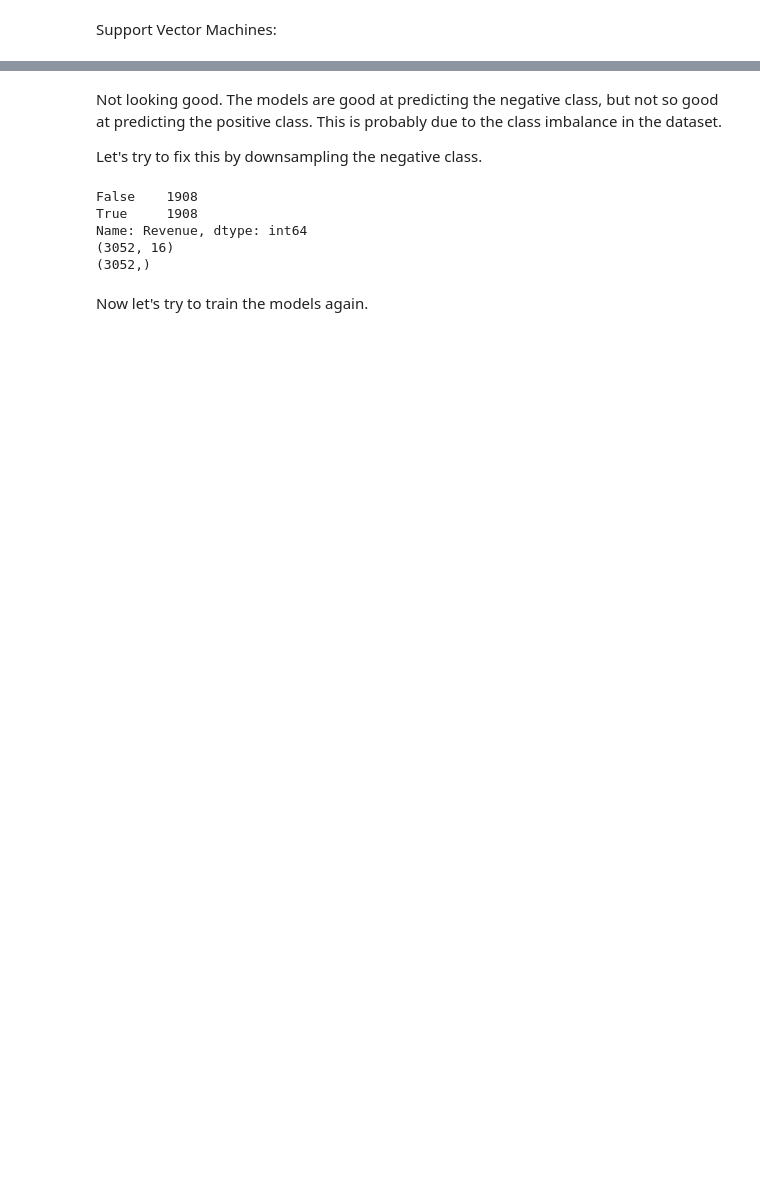
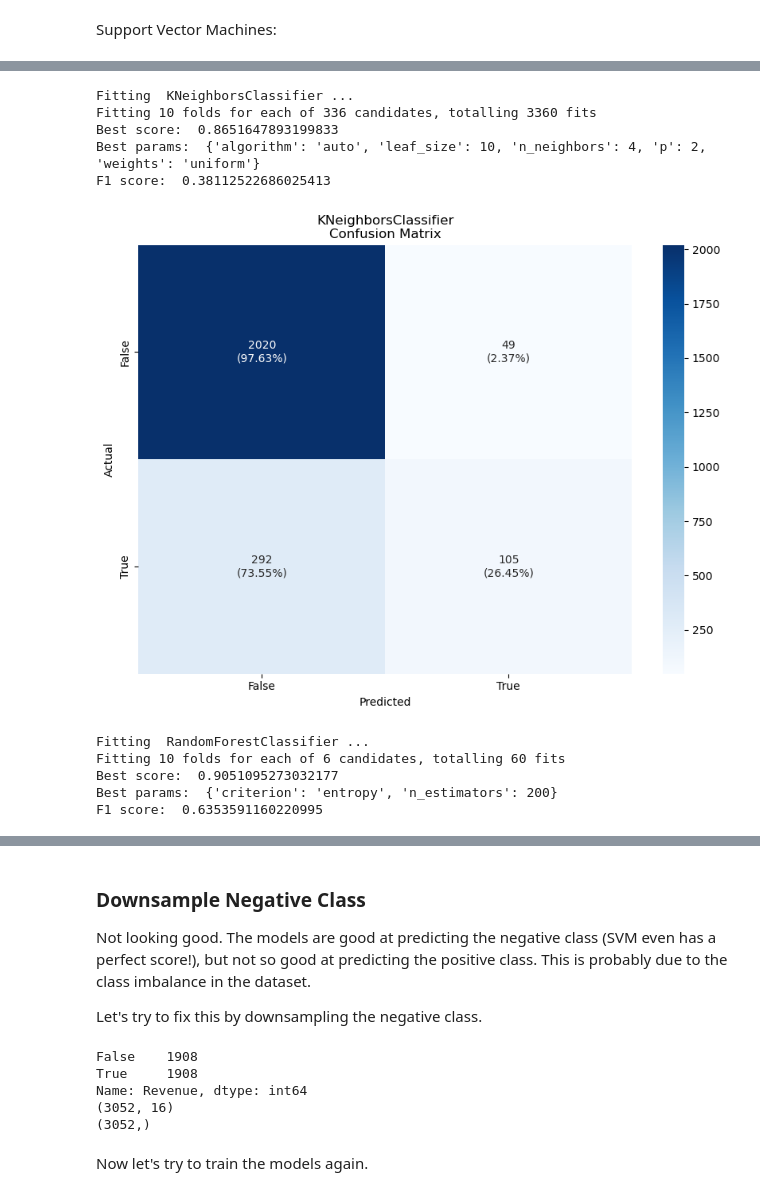
Before and after one commit to VsnGamer/ia-2022, a Jupyter notebook: A2/Assignment_2.ipynb, the cells around one changed output, grey strips where cells are left out. Drawn from its saved outputs; the diff is of its cells as text; code cells hidden in the pictures; blank space fills up the shorter version.

```diff
--- a/A2/Assignment_2.ipynb
+++ b/A2/Assignment_2.ipynb
@@ -109,10 +114,12 @@ print(data_filtered['Month'].unique())
 data_filtered['Month'] = data_filtered['Month'].replace('June', 'Jun')
 
 # convert `Month` to a numeric value
-data_filtered['Month'] = pandas.to_datetime(data_filtered['Month'], format='%b').dt.month
+data_filtered['Month'] = pandas.to_datetime(
+    data_filtered['Month'], format='%b').dt.month
 
 # convert `VisitorType` to a numeric value
-data_filtered['VisitorType'] = pandas.Categorical(data_filtered['VisitorType']).codes
+data_filtered['VisitorType'] = pandas.Categorical(
+    data_filtered['VisitorType']).codes
 print(data_filtered['VisitorType'].unique())
 # %% [output]
 ['Feb' 'Mar' 'May' 'Oct' 'June' 'Jul' 'Aug' 'Nov' 'Sep' 'Dec']
@@ -129,9 +140,9 @@ from sklearn.model_selection import GridSearchCV
 from sklearn.base import BaseEstimator
 from sklearn.metrics import f1_score
 
+
 def grid_search(model: BaseEstimator, params, X, y):
-    grid = GridSearchCV(model, params, cv=10, scoring='accuracy', n_jobs=-1, verbose=1)
-
+    grid = GridSearchCV(model, params, cv=10, n_jobs=-1, verbose=1)
 
     print('Fitting ', model.__class__.__name__, '...')
     grid.fit(X, y)
@@ -143,8 +154,10 @@ def grid_search(model: BaseEstimator, params, X, y):
 
     return grid
 
+
 # split the data into train and test sets
-X_train, X_test, y_train, y_test = train_test_split(X, y, test_size=0.2, random_state=0)
+X_train, X_test, y_train, y_test = train_test_split(
+    X, y, test_size=0.2, random_state=123)
 
 # check the shape of X and y
 print(X_train.shape)
@@ -322,0 +286,16 @@ plot_confusion_matrix(mlp_grid, X_test, y_test)
+# %%
+plot_confusion_matrix(train_knn(X_train, y_train), X_test, y_test)
+# plot_confusion_matrix(train_svm(X_train, y_train), X_test, y_test)
+plot_confusion_matrix(train_random_forest(X_train, y_train), X_test, y_test)
+# %% [output]
+Fitting  KNeighborsClassifier ...
+Fitting 10 folds for each of 336 candidates, totalling 3360 fits
+Best score:  0.8651647893199833
+Best params:  {'algorithm': 'auto', 'leaf_size': 10, 'n_neighbors': 4, 'p': 2, 'weights': 'uniform'}
+F1 score:  0.38112522686025413
+[figure, added]
+Fitting  RandomForestClassifier ...
+Fitting 10 folds for each of 6 candidates, totalling 60 fits
+Best score:  0.9051095273032177
+Best params:  {'criterion': 'entropy', 'n_estimators': 200}
+F1 score:  0.6353591160220995
@@ -323,5 +303,7 @@ plot_confusion_matrix(mlp_grid, X_test, y_test)
 # %% [markdown]
-Not looking good. The models are good at predicting the negative class, but not so good at predicting the positive class. This is probably due to the class imbalance in the dataset.
+### Downsample Negative Class
+
+Not looking good. The models are good at predicting the negative class (SVM even has a perfect score!), but not so good at predicting the positive class. This is probably due to the class imbalance in the dataset.
 
 Let's try to fix this by downsampling the negative class.
 # %%
```
Also changed, not shown: parts of 13 cells of this notebook.
